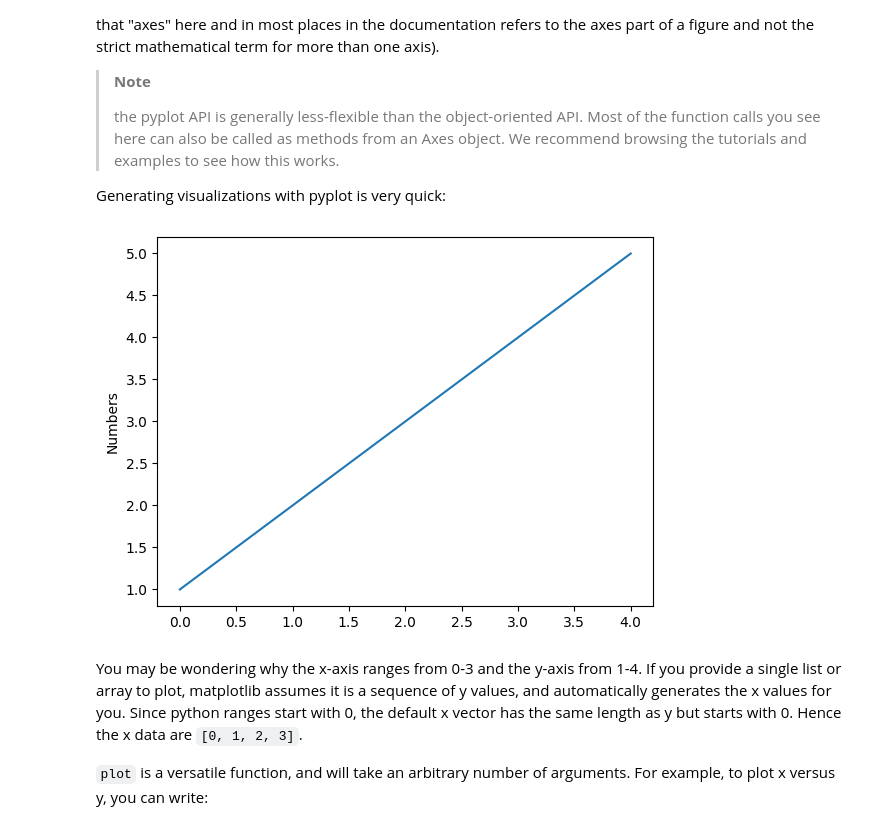
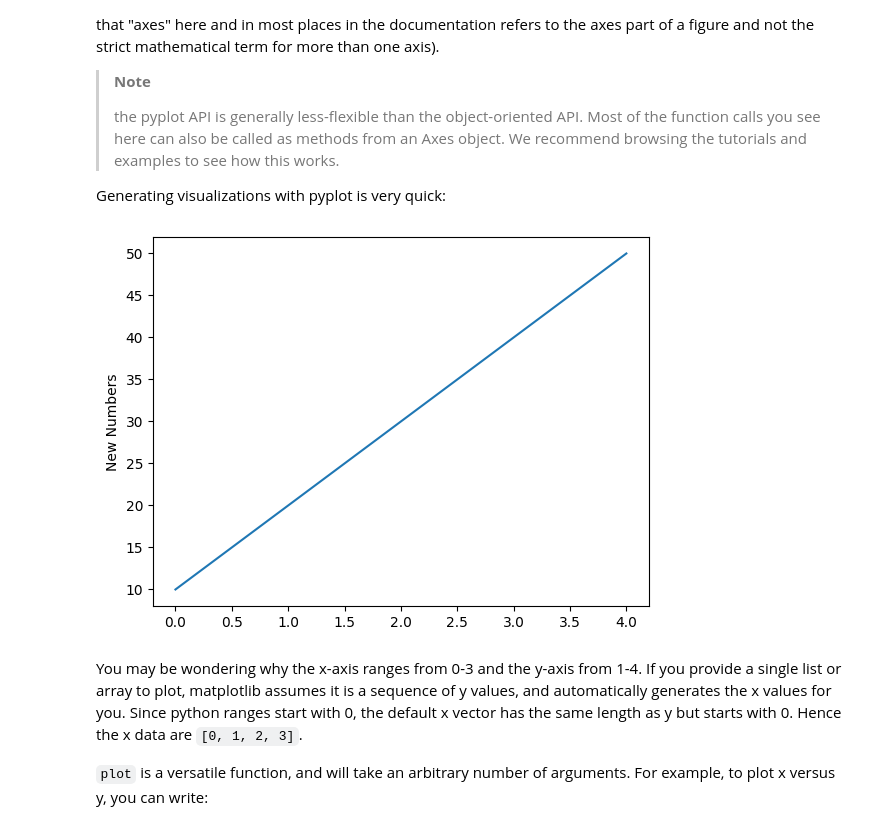
Before and after one commit to wajihh/codespaces-jupyter, a Jupyter notebook: notebooks/matplotlib.ipynb, the cells around one changed output. Saved outputs shown, nothing was run; the diff lists cells and outputs as text; code cells hidden in the pictures.

```diff
--- a/notebooks/matplotlib.ipynb
+++ b/notebooks/matplotlib.ipynb
@@ -17,11 +17,11 @@ In `matplotlib.pyplot` various states are preserved across function calls, so th
 Generating visualizations with pyplot is very quick:
 # %%
 import matplotlib.pyplot as plt
-plt.plot([1, 2, 3, 4, 5])
-plt.ylabel('Numbers')
+plt.plot([10, 20, 30, 40, 50])
+plt.ylabel('New Numbers')
 plt.show()
 # %% [output]
-[figure, old version]
+[figure, new version]
 # %% [markdown]
 You may be wondering why the x-axis ranges from 0-3 and the y-axis from 1-4. If you provide a single list or array to plot, matplotlib assumes it is a sequence of y values, and automatically generates the x values for you. Since python ranges start with 0, the default x vector has the same length as y but starts with 0. Hence the x data are `[0, 1, 2, 3]`.
 
```
Also changed, not shown: parts of 1 cell of this notebook, 1 other file.
